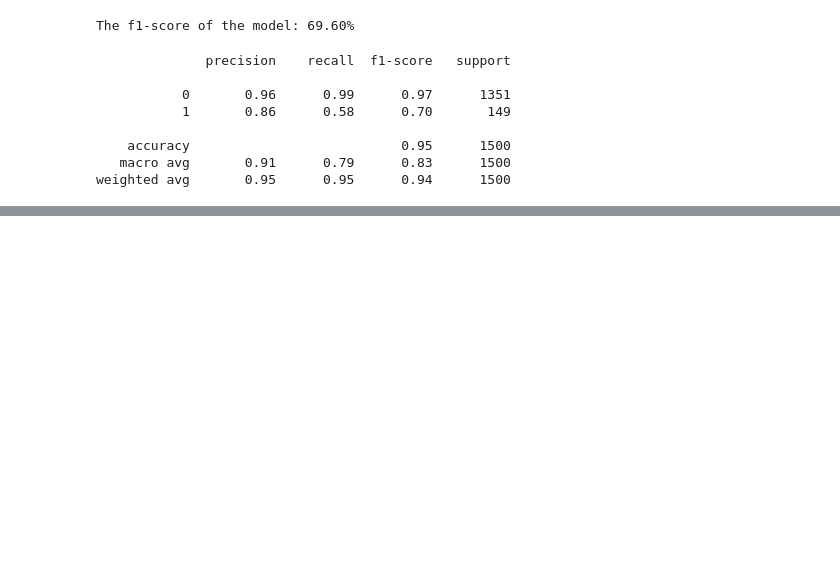
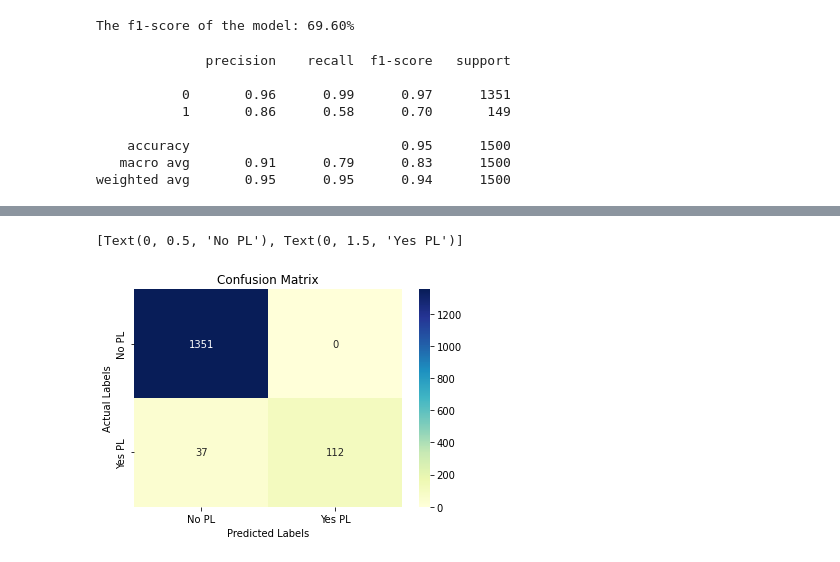
Before and after one commit to abbylmm/pf_cross_sell, a Jupyter notebook: pf_cross_sell.ipynb, the cells around one changed output, grey strips where cells are left out. Cells and saved outputs as stored; diff of their text form; code cells hidden in the pictures; blank space fills up the shorter version.

```diff
--- a/pf_cross_sell.ipynb
+++ b/pf_cross_sell.ipynb
@@ -448,0 +527,12 @@ ax.yaxis.set_ticklabels(['No PF', 'Yes PF'])
+# %%
+ax= plt.subplot()
+sns.heatmap(confusion_matrix(y_test, y_pred), annot=True, fmt='', ax=ax, cmap='YlGnBu')
+
+ax.set_xlabel('Predicted Labels')
+ax.set_ylabel('Actual Labels')
+ax.set_title('Confusion Matrix')
+ax.xaxis.set_ticklabels(['No PL', 'Yes PL'])
+ax.yaxis.set_ticklabels(['No PL', 'Yes PL'])
+# %% [output]
+[Text(0, 0.5, 'No PL'), Text(0, 1.5, 'Yes PL')]
+[figure, added]
```
Also changed, not shown: parts of 28 cells of this notebook.
